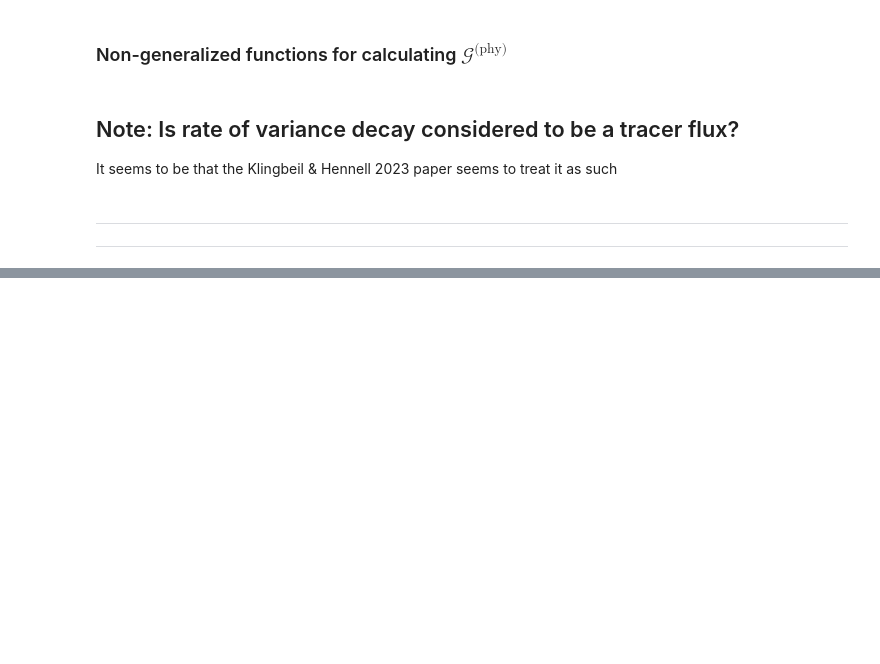
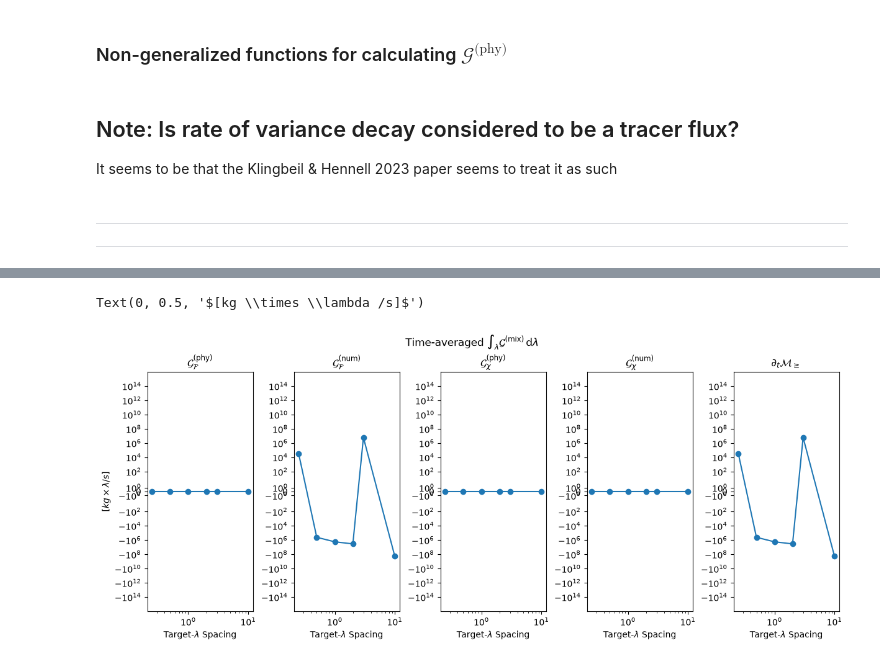
Before and after one commit to kailauyeda/WMT_DVD, a Jupyter notebook: bichan/analysis/preliminary_analysis_HPC3.ipynb, the cells around one changed output, grey strips where cells are left out. Cells and saved outputs as stored; diff of their text form; code cells hidden in the pictures; blank space fills up the shorter version.

```diff
--- a/bichan/analysis/preliminary_analysis_HPC3.ipynb
+++ b/bichan/analysis/preliminary_analysis_HPC3.ipynb
@@ -203,17 +197,0 @@ plt.gca().invert_yaxis()
-# %%
-# comparison of mixing
-fig,ax = plt.subplots(nrows=1, ncols = 2, constrained_layout=True)
-
-# calculated as convergence of diffusive flux
-a = mosaic.polypcolor(ax[0],descriptor, avg_ds_output.salinity.isel(Time=0, nVertLevels=0), cmap='cmo.haline')
-b = mosaic.polypcolor(ax[1],descriptor, avg_ds_output.salinity.isel(Time=-1, nVertLevels=0),cmap='cmo.haline')
-ax[0].set_title(r'$\mathcal{F}^{phy}_{z}$ Salt t=0')
-ax[1].set_title(r'$\mathcal{F}^{phy}_{z}$ Salt t=-1')
-
-for i in range(0,2):
-    ax[i].set_aspect(1.0)
-    ax[i].set_xticks([])
-    ax[i].set_yticks([])
-
-fig.colorbar(a, ax = ax[0])
-fig.colorbar(b, ax = ax[1])
@@ -763,7 +598,7 @@ def calculate_budget(rho_0, mesh, ds_output, target_coord_spacing = 1):
 # volume integrate G_mix terms, which should = 0
 def lambda_integrate_G_mix(variable, target_coord_spacing):
 
-    integrated = (budget_ds[variable] * target_coord_spacing).sum().values
+    integrated = (budget_ds[variable] * target_coord_spacing).sum(dim=['nCells','salinity']).mean(dim='Time').values
 
     print('lambda_integrated ' + variable + '= %.2E' % integrated )
     return integrated
@@ -817,7 +654,7 @@ for target_coord_spacing_choice in np.array([0.25, 0.5, 1, 2,3,10]):
     # initialize matrix for each dlambda choice
     dlambda_array = np.array([])
     G_F_phy_ds, G_chi_phy_ds, G_chi_num_ds, dM_dt_ds, G_F_num_ds, budget_ds = calculate_budget(rho_0, mesh, avg_ds_output, target_coord_spacing_choice)
-    for variable in ['G_F_phy','G_F_num','G_chi_phy','G_chi_num','dM_dt']:
+    for variable in ['G_F_phy_center','G_F_num','G_chi_phy','G_chi_num','dM_dt']:
         lambda_integrated_G_mix_var = lambda_integrate_G_mix(variable, target_coord_spacing_choice)
         dlambda_array = np.append(dlambda_array, lambda_integrated_G_mix_var)
 
@@ -837,16 +738,19 @@ lambda_int_dM_dt = dlambda_matrix_final[:,4]
 # %%
 fig, ax = plt.subplots(nrows=1, ncols=5, constrained_layout=True, figsize = (12,5))
 titles = [r'$\mathcal{G}_\mathcal{F}^{\text{(phy)}}$', r'$\mathcal{G}_\mathcal{F}^{\text{(num)}}$', r'$\mathcal{G}_\chi^{\text{(phy)}}$', r'$\mathcal{G}_\chi^{\text{(num)}}$', r'$\partial_t \mathcal{M}_\geq$']
 
 for i in range(0,5):
     ax[i].plot(target_coord_spacing_array, dlambda_matrix_final[:,i], marker='o')
     ax[i].set_title(titles[i])
     ax[i].set_xscale('log')
     ax[i].set_yscale('symlog')
     ax[i].set_xlabel(r'Target-$\lambda$ Spacing')
     ax[i].set_ylim(-10e15, 10e15)
 
-fig.suptitle(r'$\int_\lambda \mathcal{G}^{\text{(mix)}} \, \text{d}\lambda$')
+fig.suptitle(r'Time-averaged $\int_\lambda \mathcal{G}^{\text{(mix)}} \, \text{d}\lambda$')
 ax[0].set_ylabel(r'$[kg \times \lambda /s]$')
+# %% [output]
+Text(0, 0.5, '$[kg \\times \\lambda /s]$')
+[figure, added]
 # %%
 dlambda_matrix_final
```
Also changed, not shown: parts of 54 cells of this notebook.
